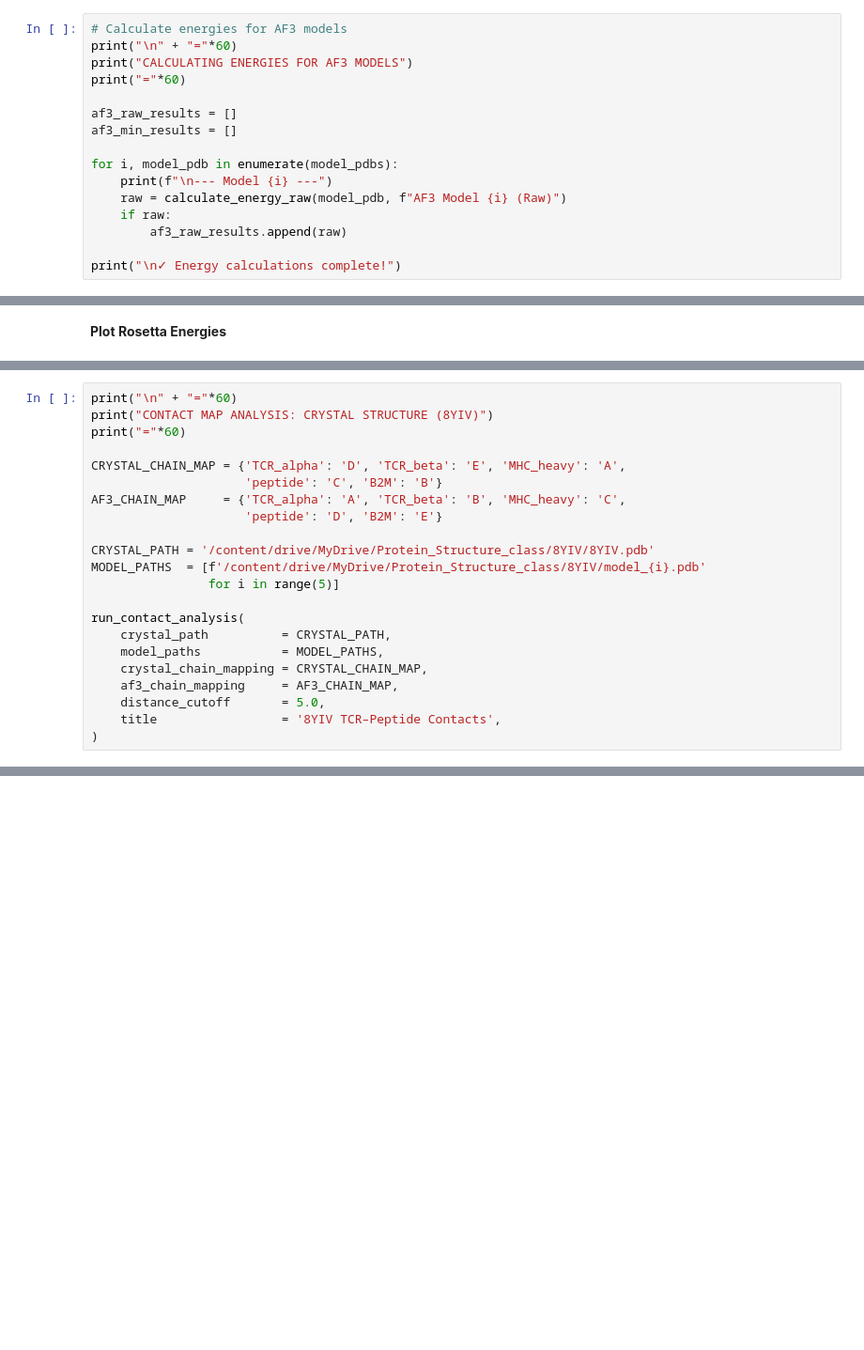
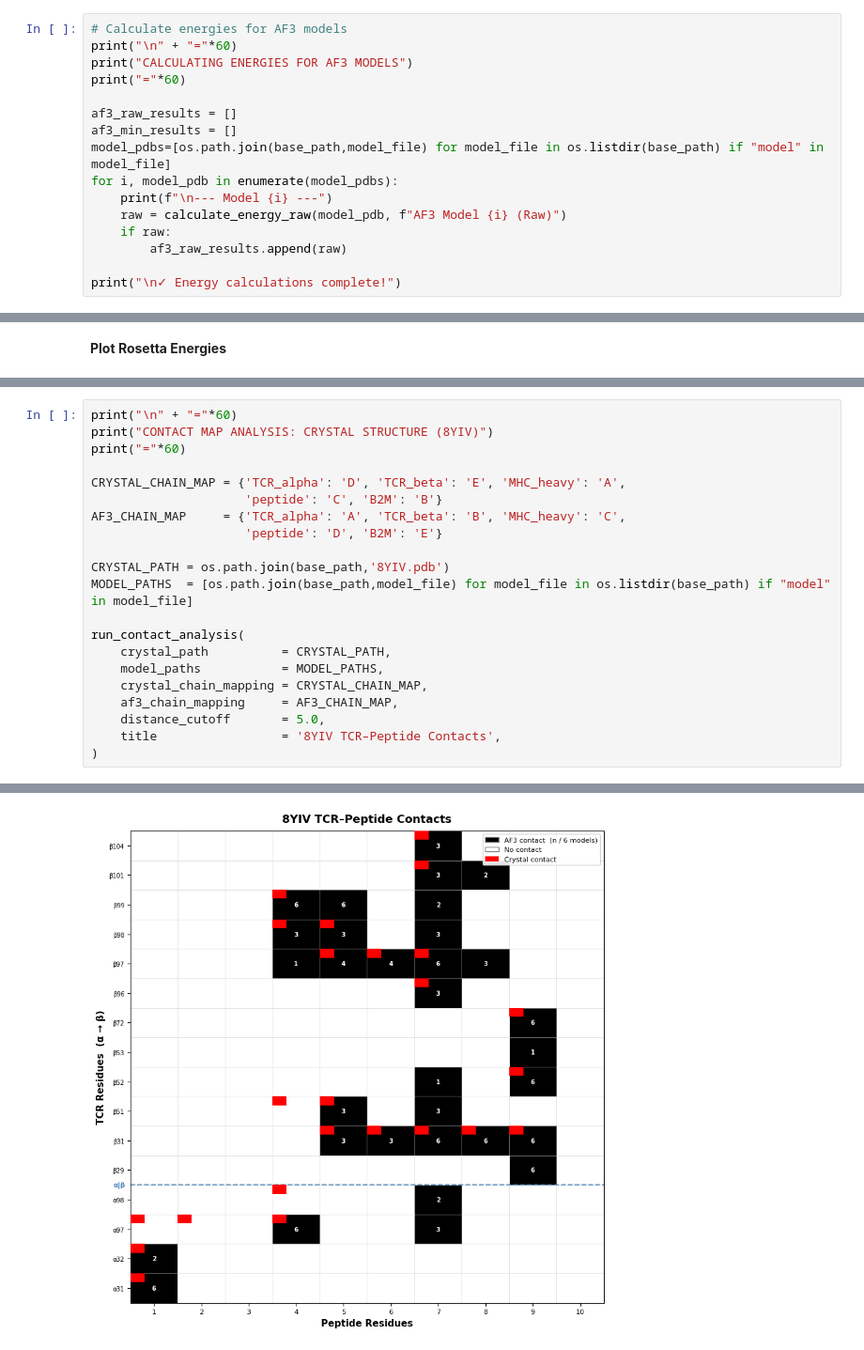
Before and after one commit to LilianDenzler/Lab_6_workshop, a Jupyter notebook: workshop.ipynb, the cells around one changed output, grey strips where cells are left out. Shown at 94% size. Cells and saved outputs as stored; diff of their text form; blank space fills up the shorter version.

```diff
--- a/workshop.ipynb
+++ b/workshop.ipynb
@@ -360,7 +397,7 @@ print("="*60)
 
 af3_raw_results = []
 af3_min_results = []
-
+model_pdbs=[os.path.join(base_path,model_file) for model_file in os.listdir(base_path) if "model" in model_file]
 for i, model_pdb in enumerate(model_pdbs):
     print(f"\n--- Model {i} ---")
     raw = calculate_energy_raw(model_pdb, f"AF3 Model {i} (Raw)")
@@ -654,9 +728,8 @@ CRYSTAL_CHAIN_MAP = {'TCR_alpha': 'D', 'TCR_beta': 'E', 'MHC_heavy': 'A',
 AF3_CHAIN_MAP     = {'TCR_alpha': 'A', 'TCR_beta': 'B', 'MHC_heavy': 'C',
                      'peptide': 'D', 'B2M': 'E'}
 
-CRYSTAL_PATH = '/content/drive/MyDrive/Protein_Structure_class/8YIV/8YIV.pdb'
-MODEL_PATHS  = [f'/content/drive/MyDrive/Protein_Structure_class/8YIV/model_{i}.pdb'
-                for i in range(5)]
+CRYSTAL_PATH = os.path.join(base_path,'8YIV.pdb')
+MODEL_PATHS  = [os.path.join(base_path,model_file) for model_file in os.listdir(base_path) if "model" in model_file]
 
 run_contact_analysis(
     crystal_path          = CRYSTAL_PATH,
@@ -666,3 +739,4 @@ run_contact_analysis(
     distance_cutoff       = 5.0,
     title                 = '8YIV TCR–Peptide Contacts',
 )
+# %% [output]
@@ -669 +762,2 @@ run_contact_analysis(
+[figure, added]
 # %%
```
Also changed, not shown: parts of 19 cells of this notebook.
